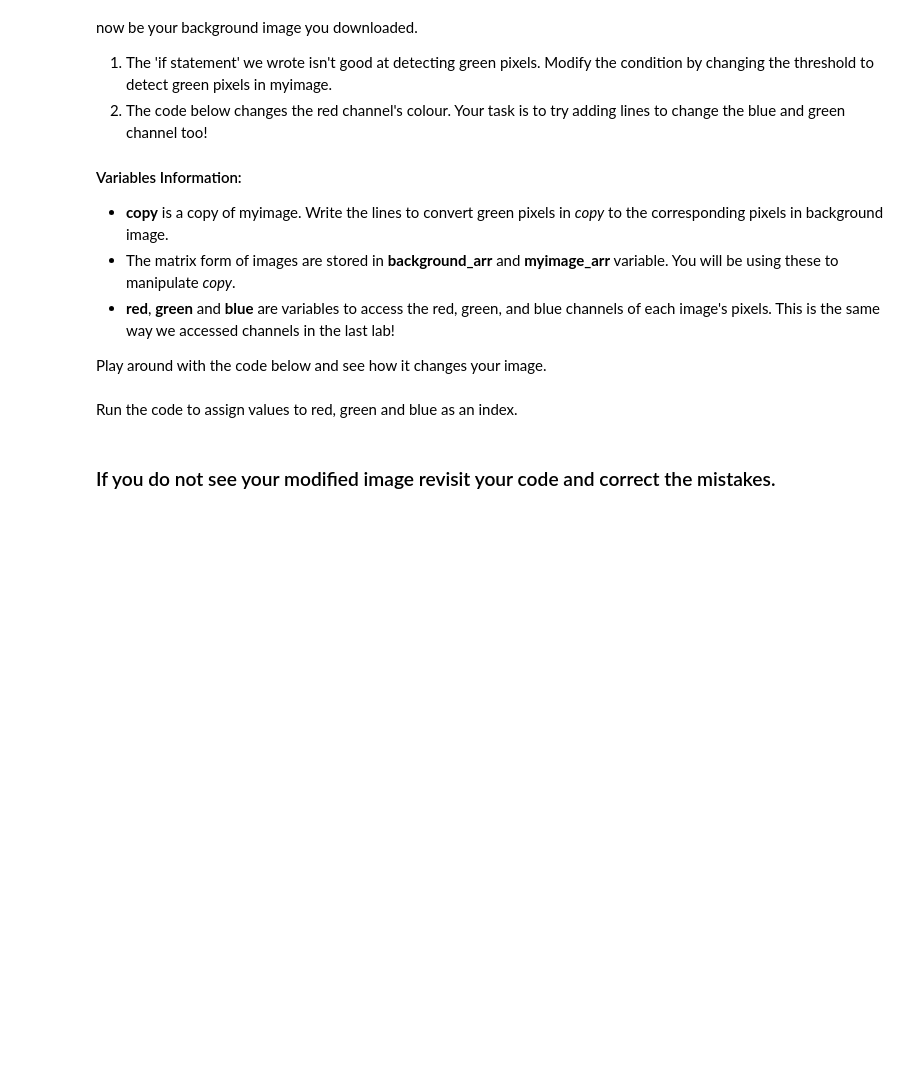
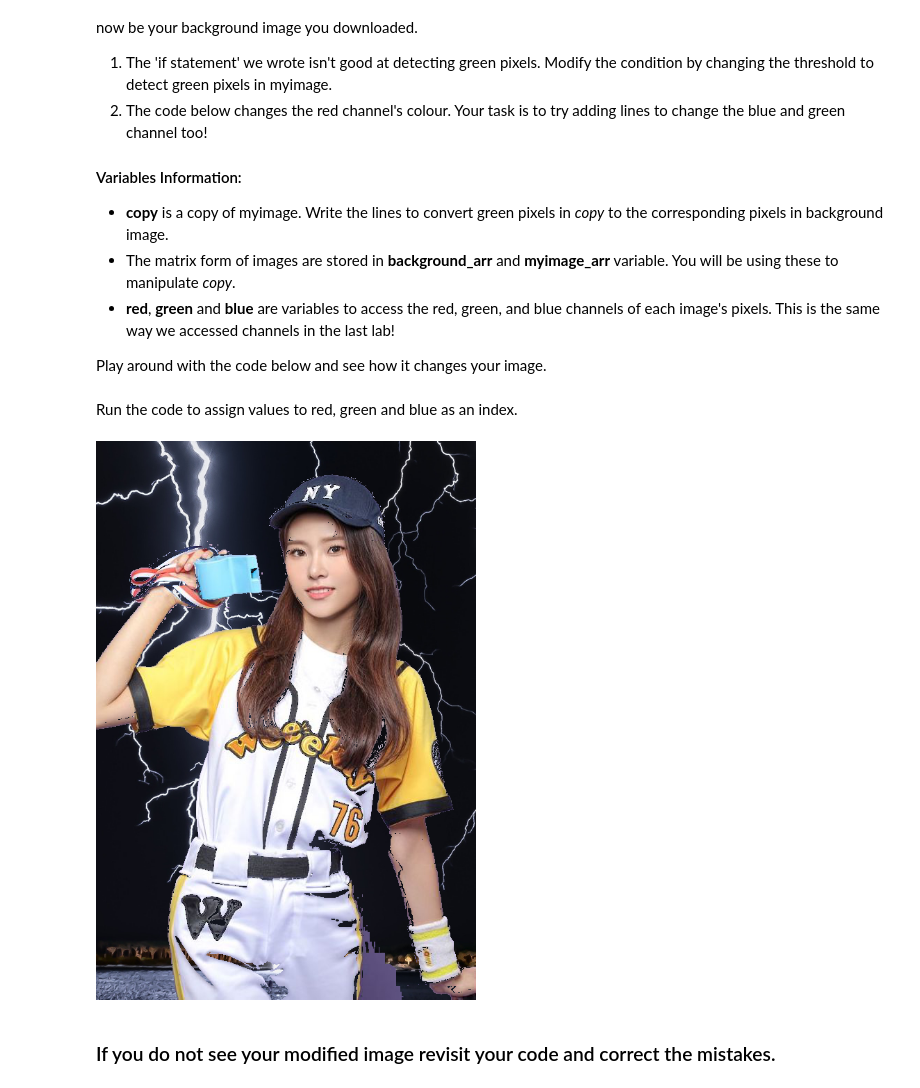
Before and after one commit to Uni-High-Fall-21-Computer-Programming/chromakey-makaseendo, a Jupyter notebook: chromakey.ipynb, the cells around one changed output. Saved outputs shown, nothing was run; the diff lists cells and outputs as text; code cells hidden in the pictures; blank space fills up the shorter version.

```diff
--- a/chromakey.ipynb
+++ b/chromakey.ipynb
@@ -102,7 +113,7 @@ samples = [(x,y), (a,b), (c, d), (e, f), (g, h)]
 Note that the letters here are placeholders - in your code, each letter needs to be a number representing the pixel's location.
 # %%
 # add at least 5 coordinates of pixels (in the below list) that you think are green in your image
-samples = []
+samples = [(2, 20), (200, 10), (400, 20), (50, 600), (50, 800)]
 # An example samples array with pixels is shown below, fill in the array above according to your image
 # samples = [(0, 0), (50,50), (10, 10), (300, 300), (350, 200) ]
 for i, j in samples:
@@ -130,17 +147,23 @@ red, green, blue = 0, 1, 2
 # %%
 copy = numpy.copy(myimage_arr) #Make a copy, so we aren't changing the original image
 for j in range(width):
   for i in range(height):
     # Your task: Modify the threshold in if condition to extract all the green pixels.
     # NOTE: Your task is only to modify 1 code line below and change the numbers (threshold) for each
     # channel until you are satisfied with the result
-    if myimage_arr[i, j, green] > 30 and myimage_arr[i, j, blue] < 120 and myimage_arr[i, j, red] > 160:
+    if myimage_arr[i, j, green] < 170 and myimage_arr[i, j, blue] > 130 and myimage_arr[i, j, red] < 180:
       copy[i, j] = [0, 0, 0] # initially make the pixel black (0, 0, 0)
       #copy[i, j, red] = background_arr[i, j, red]
       # Your task: write the lines for green and blue pixel values from background_arr
+      copy[i, j, red] = background_arr[i, j, red]
+      copy[i, j, green] = background_arr[i, j, green]
+      copy[i, j, blue] = background_arr[i, j, blue]
+
 
 newimg = Image.fromarray(copy)
 display(newimg)
+# %% [output]
+[figure, added]
 # %% [markdown]
 ### If you do not see your modified image revisit your code and correct the mistakes.
 # %% [markdown]
```
Also changed, not shown: parts of 5 cells of this notebook.
